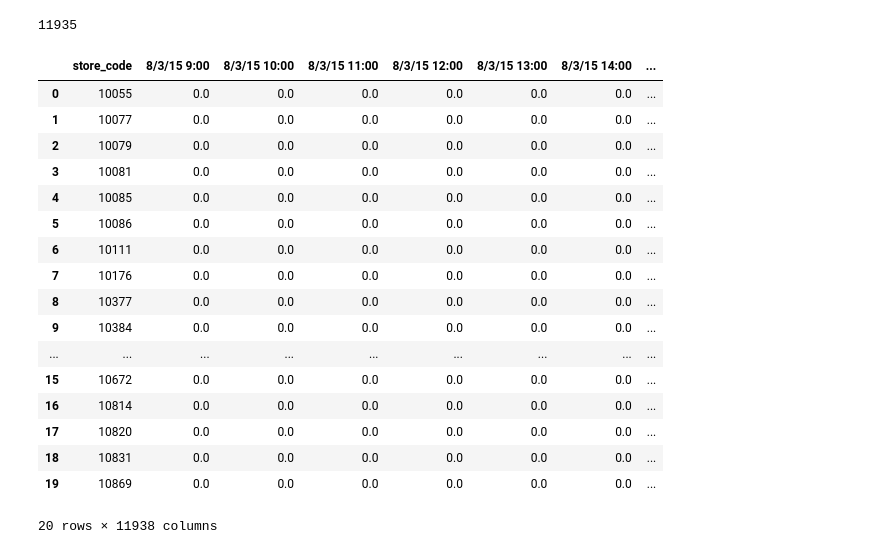
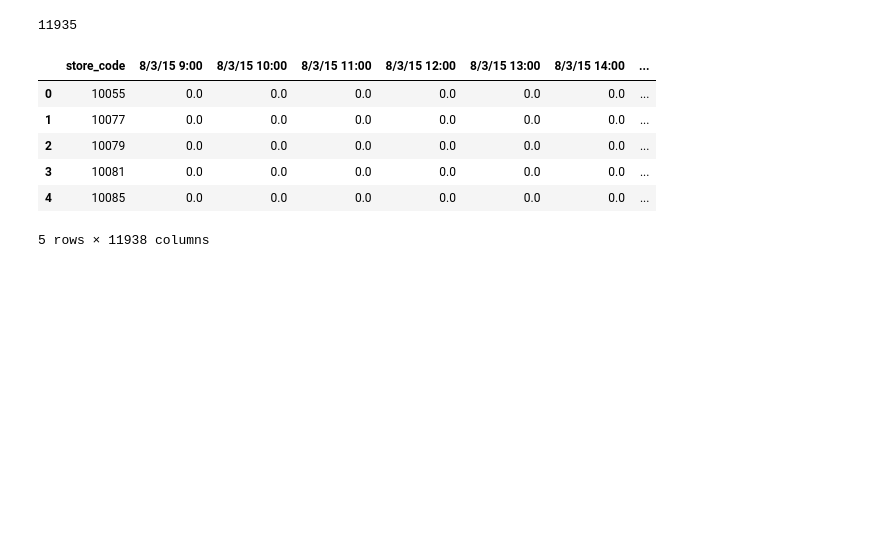
Before and after one commit to anilkumarpanda/imp_sales_forecast, a Jupyter notebook: Create_Targets.ipynb, the cells around one changed output. Saved outputs shown, nothing was run; the diff lists cells and outputs as text; code cells hidden in the pictures; blank space fills up the shorter version.

```diff
--- a/Create_Targets.ipynb
+++ b/Create_Targets.ipynb
@@ -23,6 +23,7 @@ sales_simple_sum = sales_simple_sum.fillna(0)
 sales_simple_sum['total_sales'] = sales_pdf.sum(axis=1)
 sales_simple_sum.to_csv('../UseCase_3_Datasets/sales_daily_simple_sum.csv')
 # %%
+col_list = sales_pdf.columns
 processed_col_list = []
 for col in col_list[1:]:
     if col.split(" ")[0] not in processed_col_list[:] :
@@ -200,29 +201,18 @@ sales_pdf['trend'] = 0
 for i in range(1,sales_pdf.shape[1]-2):
     diff_df = sales_pdf.iloc[:,[i+1]].sub(sales_pdf.iloc[:,[i]],fill_value =0)
     sales_pdf['trend'] = sales_pdf['trend'].add(diff_df.sum(axis=1),fill_value=0)
-# sales_pdf['trend'] = sales_pdf['trend'].apply(lambda x : x/(sales_pdf.shape[1]-3))
+sales_pdf['trend'] = sales_pdf['trend'].apply(lambda x : x/(sales_pdf.shape[1]-3))
 sales_pdf.to_csv("../UseCase_3_Datasets/sales_trend_hourly.csv",index=False)
 # %%
-sales_pdf.head(20)
+sales_pdf.head()
 # %% [output]
 |  | store_code | 8/3/15 9:00 | 8/3/15 10:00 | 8/3/15 11:00 | 8/3/15 12:00 | 8/3/15 13:00 | 8/3/15 14:00 | ... |
 | 0 | 10055 | 0.0 | 0.0 | 0.0 | 0.0 | 0.0 | 0.0 | ... |
 | 1 | 10077 | 0.0 | 0.0 | 0.0 | 0.0 | 0.0 | 0.0 | ... |
 | 2 | 10079 | 0.0 | 0.0 | 0.0 | 0.0 | 0.0 | 0.0 | ... |
 | 3 | 10081 | 0.0 | 0.0 | 0.0 | 0.0 | 0.0 | 0.0 | ... |
 | 4 | 10085 | 0.0 | 0.0 | 0.0 | 0.0 | 0.0 | 0.0 | ... |
-| 5 | 10086 | 0.0 | 0.0 | 0.0 | 0.0 | 0.0 | 0.0 | ... |
-| 6 | 10111 | 0.0 | 0.0 | 0.0 | 0.0 | 0.0 | 0.0 | ... |
-| 7 | 10176 | 0.0 | 0.0 | 0.0 | 0.0 | 0.0 | 0.0 | ... |
-| 8 | 10377 | 0.0 | 0.0 | 0.0 | 0.0 | 0.0 | 0.0 | ... |
-| 9 | 10384 | 0.0 | 0.0 | 0.0 | 0.0 | 0.0 | 0.0 | ... |
-| ... | ... | ... | ... | ... | ... | ... | ... | ... |
-| 15 | 10672 | 0.0 | 0.0 | 0.0 | 0.0 | 0.0 | 0.0 | ... |
-| 16 | 10814 | 0.0 | 0.0 | 0.0 | 0.0 | 0.0 | 0.0 | ... |
-| 17 | 10820 | 0.0 | 0.0 | 0.0 | 0.0 | 0.0 | 0.0 | ... |
-| 18 | 10831 | 0.0 | 0.0 | 0.0 | 0.0 | 0.0 | 0.0 | ... |
-| 19 | 10869 | 0.0 | 0.0 | 0.0 | 0.0 | 0.0 | 0.0 | ... |
-20 rows × 11938 columns
+5 rows × 11938 columns
 # %%
 # plt.figure(figsize = (20, 8))
 # sns.heatmap(sales_pdf.isin([0]),yticklabels=False,cbar=False,cmap='viridis')
```
Also changed, not shown: parts of 14 cells of this notebook, 9 other files.
